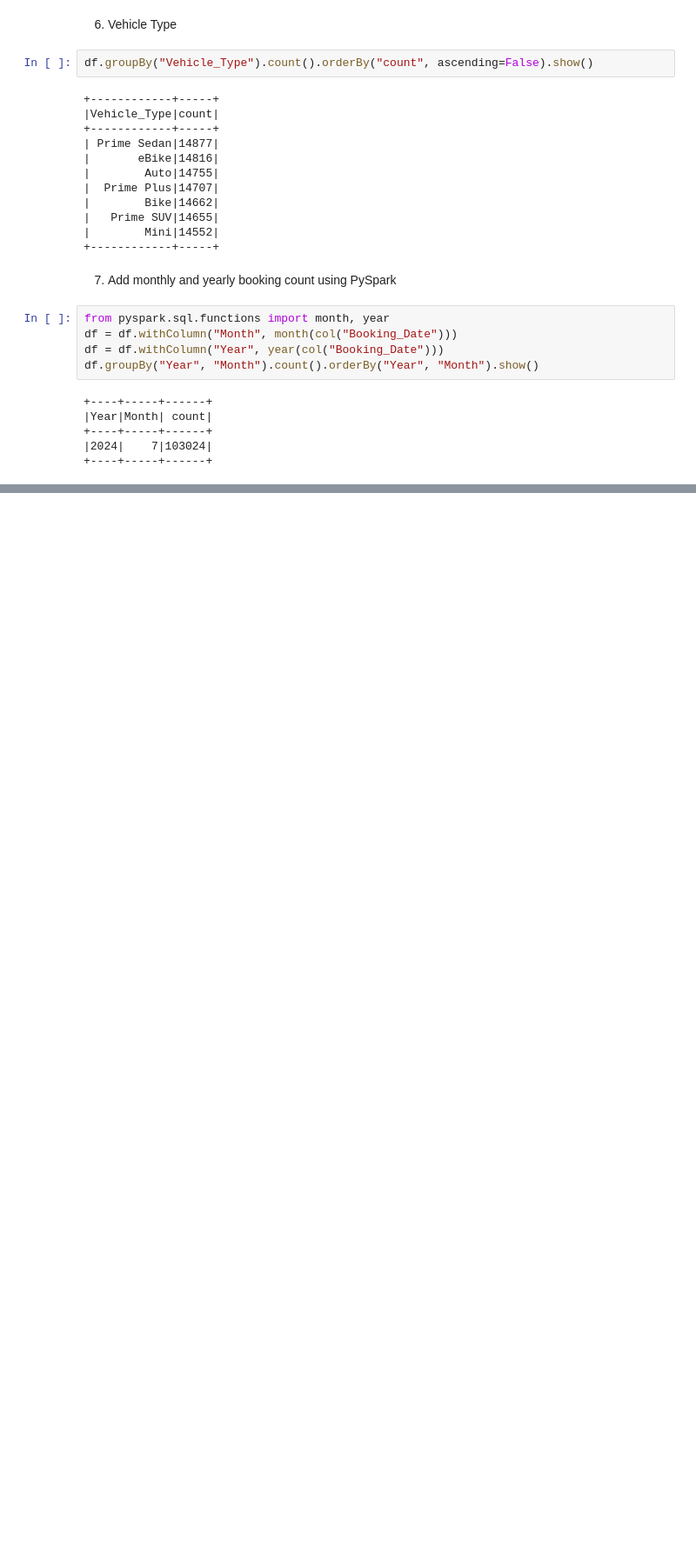
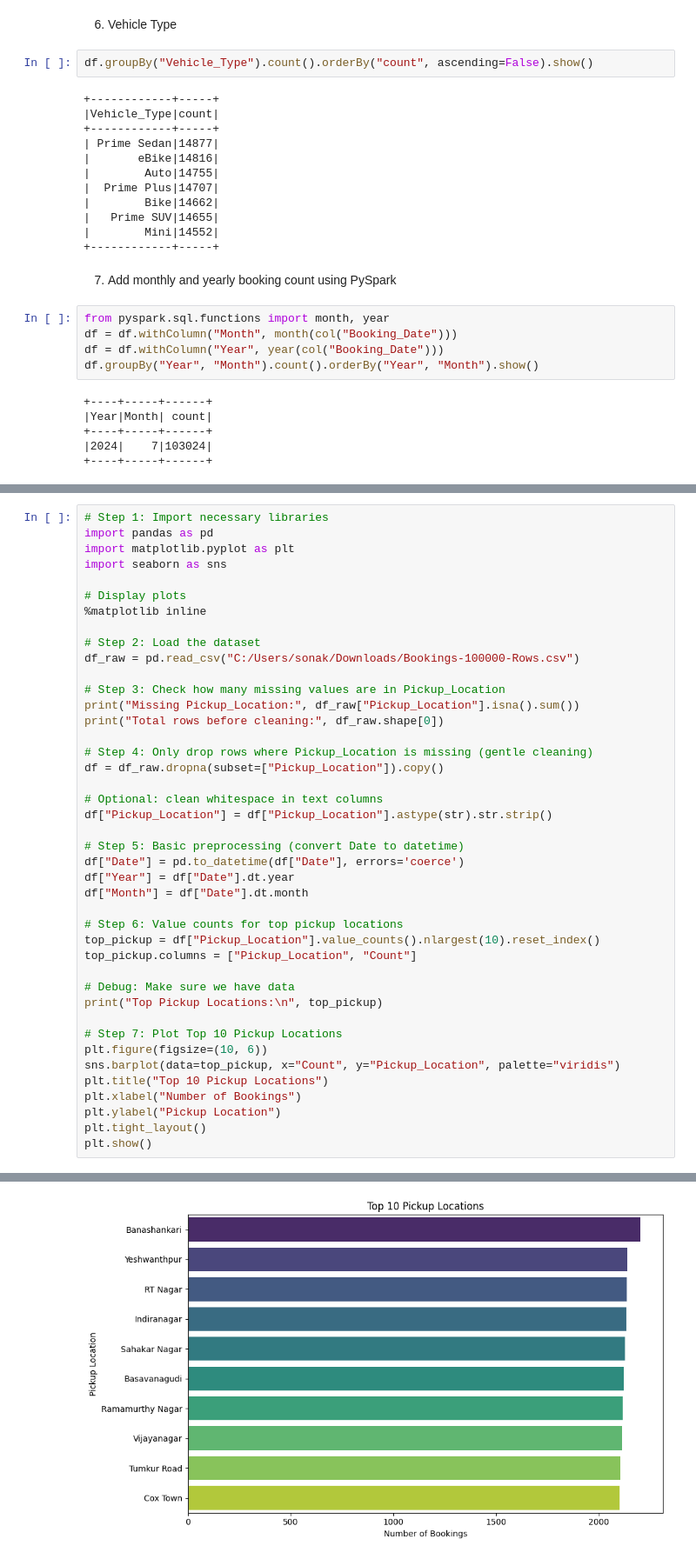
Before and after one commit to sonakshiprojects/CTTask01, a Jupyter notebook: task01.ipynb, the cells around one changed output, grey strips where cells are left out. Shown at 87% size. Saved outputs shown, nothing was run; the diff lists cells and outputs as text; blank space fills up the shorter version.

Commit message:
Top 10 pickup locations

```diff
--- a/task01.ipynb
+++ b/task01.ipynb
@@ -150,0 +153,43 @@ df.groupBy("Year", "Month").count().orderBy("Year", "Month").show()
+# %%
+# Step 1: Import necessary libraries
+import pandas as pd
+import matplotlib.pyplot as plt
+import seaborn as sns
+
+# Display plots
+%matplotlib inline
+
+# Step 2: Load the dataset
+df_raw = pd.read_csv("C:/Users/sonak/Downloads/Bookings-100000-Rows.csv")
+
+# Step 3: Check how many missing values are in Pickup_Location
+print("Missing Pickup_Location:", df_raw["Pickup_Location"].isna().sum())
+print("Total rows before cleaning:", df_raw.shape[0])
+
+# Step 4: Only drop rows where Pickup_Location is missing (gentle cleaning)
+df = df_raw.dropna(subset=["Pickup_Location"]).copy()
+
+# Optional: clean whitespace in text columns
+df["Pickup_Location"] = df["Pickup_Location"].astype(str).str.strip()
+
+# Step 5: Basic preprocessing (convert Date to datetime)
+df["Date"] = pd.to_datetime(df["Date"], errors='coerce')
+df["Year"] = df["Date"].dt.year
+df["Month"] = df["Date"].dt.month
+
+# Step 6: Value counts for top pickup locations
+top_pickup = df["Pickup_Location"].value_counts().nlargest(10).reset_index()
+top_pickup.columns = ["Pickup_Location", "Count"]
+
+# Debug: Make sure we have data
+print("Top Pickup Locations:\n", top_pickup)
+
+# Step 7: Plot Top 10 Pickup Locations
+plt.figure(figsize=(10, 6))
+sns.barplot(data=top_pickup, x="Count", y="Pickup_Location", palette="viridis")
+plt.title("Top 10 Pickup Locations")
+plt.xlabel("Number of Bookings")
+plt.ylabel("Pickup Location")
+plt.tight_layout()
+plt.show()
+# %% [output]
@@ -150,0 +213 @@ df.groupBy("Year", "Month").count().orderBy("Year", "Month").show()
+[figure, added]
```
Also changed, not shown: parts of 2 cells of this notebook.
